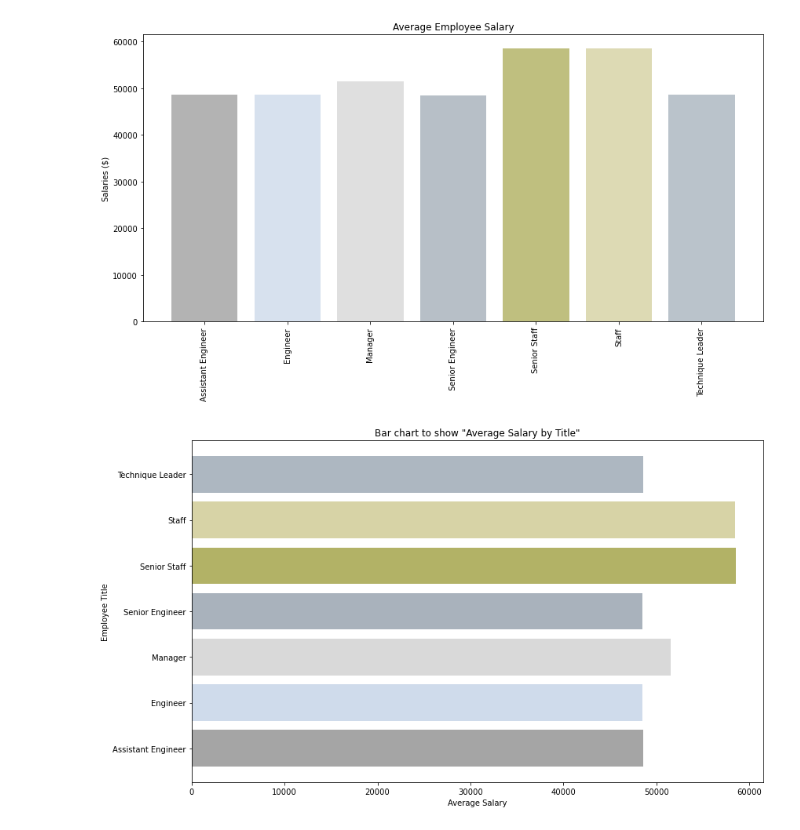
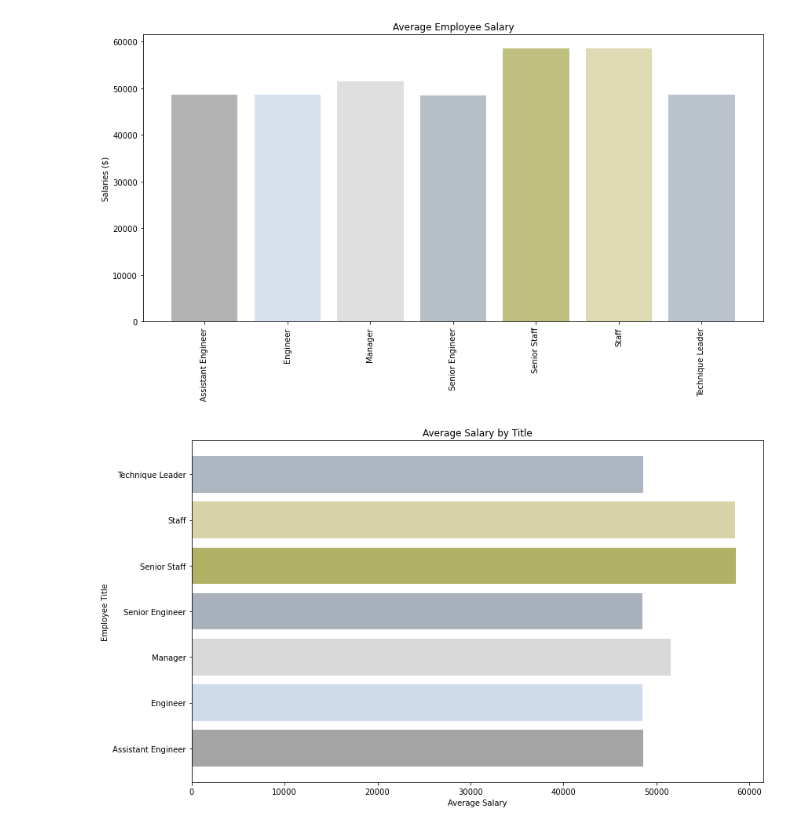
Before and after one commit to scottdseely/Postgresql-challenge, a Jupyter notebook: EmployeeSQL/Analysis.ipynb, the cells around one changed output. Saved outputs shown, nothing was run; the diff lists cells and outputs as text; code cells hidden in the pictures.

```diff
--- a/EmployeeSQL/Analysis.ipynb
+++ b/EmployeeSQL/Analysis.ipynb
@@ -172,6 +173,6 @@ combined_df
 | 300023 | 111784 | m0001 | 1956-06-14 | Marjo | Giarratana | F | 1988-02-12 | 40000 | Manager |
 300024 rows × 9 columns
 # %%
-ave_sal_by_title = combined_df.groupby(by=["title"]).mean()
+ave_sal_by_title = combined_df[["title", "salary"]].groupby(by=["title"]).mean()
 ave_sal_by_title
 # %% [output]
@@ -226,18 +227,18 @@ plt.show()
 # %%
 
 plt.figure(figsize= (12,7))
 plt.barh(ave_sal_by_titles['title'],ave_sal_by_titles['salary'],alpha=0.6,color=["dimgrey", "lightsteelblue", "silver", "slategray", "olive", "darkkhaki", "lightslategray"])
 
-plt.title(label='Bar chart to show "Average Salary by Title"')
+plt.title(label='Average Salary by Title')
 plt.xlabel(xlabel='Average Salary')
 plt.ylabel(ylabel='Employee Title')
 plt.tight_layout()
 
 plt.savefig("./Output/Analysis_most_common_salary_ranges_for_employees.png")
 
 plt.show()
 # %% [output]
-[figure, old version]
+[figure, new version]
 # %%
 
 #Plot Histogram of salary_data dataframe
```
Also changed, not shown: parts of 7 cells of this notebook, 2 other files.
